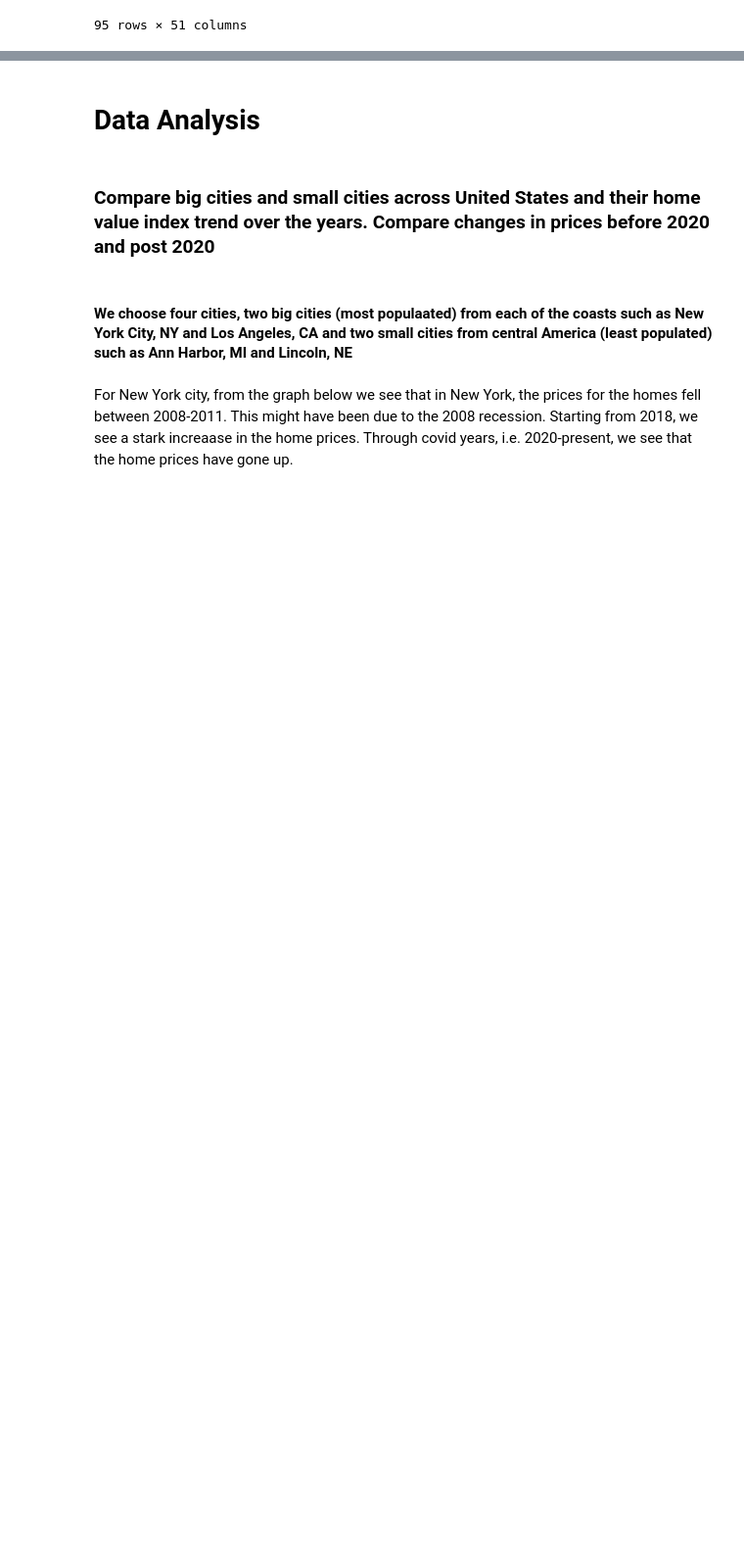
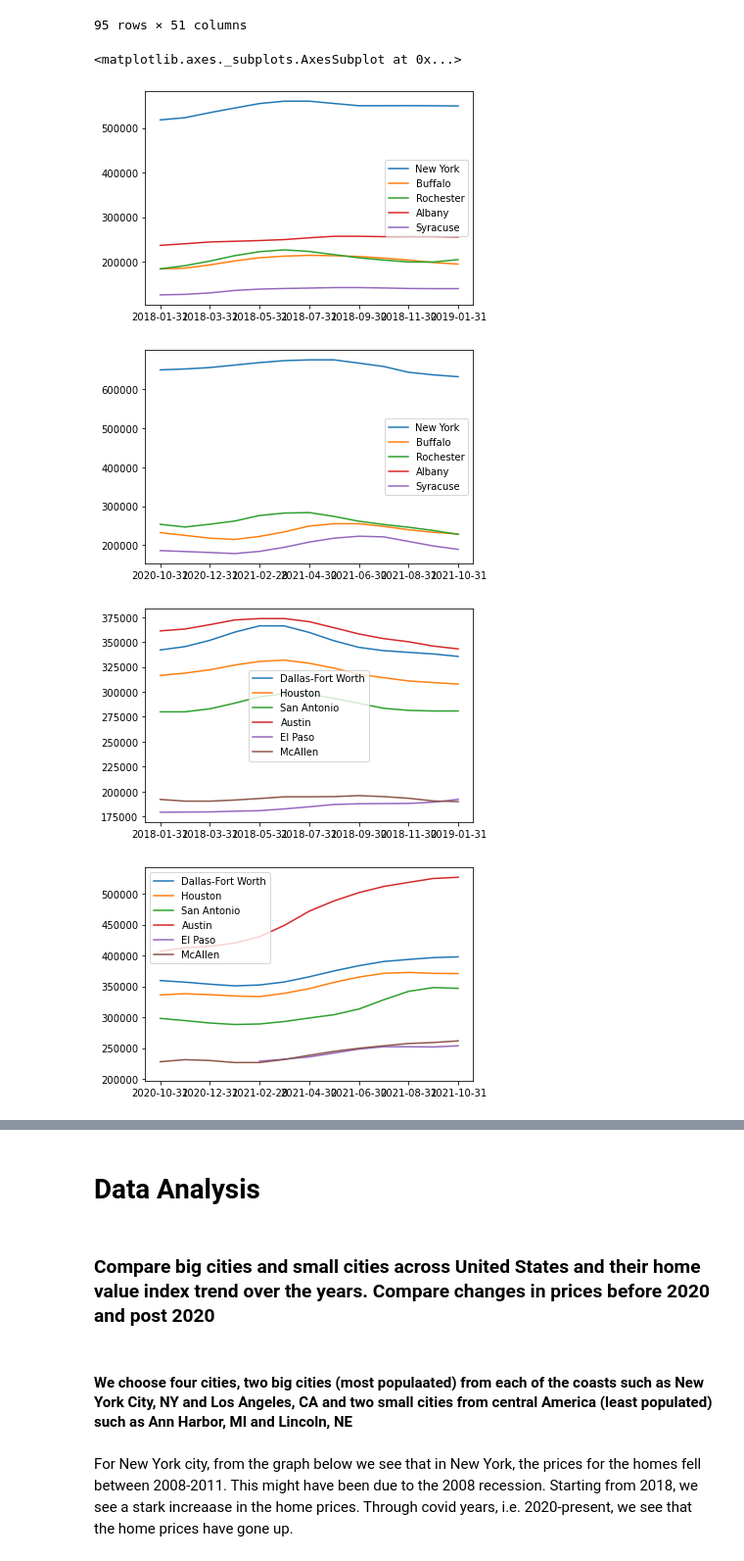
Before and after one commit to daniel3521/STA-141B-Final-Project, a Jupyter notebook: notebook/STA141B-Final-Project.ipynb, the cells around one changed output, grey strips where cells are left out. Shown at 98% size. Saved outputs shown, nothing was run; the diff lists cells and outputs as text; code cells hidden in the pictures; blank space fills up the shorter version.

```diff
--- a/notebook/STA141B-Final-Project.ipynb
+++ b/notebook/STA141B-Final-Project.ipynb
@@ -136,3 +136,34 @@ median()
 | 93 | 394549 | 104 | Durham, NC | Msa | NC | 362699.0 | 367241.0 | 375112.0 | 382984.0 | ... |
 | 94 | 394602 | 159 | Fort Collins, CO | Msa | CO | 442736.0 | 445785.0 | 448272.0 | 450000.0 | ... |
 95 rows × 51 columns
+# %%
+datamedian =median()
+A= datamedian.loc[datamedian['StateName'] == 'NY' ]
+B= A.iloc[:,5:18]
+B.index = ['New York', 'Buffalo', 'Rochester','Albany', 'Syracuse']
+B.T.plot()
+# those are all representing NY cities. the numbers in the graph are just the index for them. 1 represent New York, 47-Buffalo, 51-Rochester,60-Albany, 79-Syracuse
+# this represent the median value in NY from 2018-01-31 to 2019-01-31, before covid. seems like New York with high median value and teh rest of them are similar to each other.
+# after COVID:
+C= A.iloc[:,38:51]
+C.index = ['New York', 'Buffalo', 'Rochester','Albany', 'Syracuse']
+C.T.plot()
+# as we can see here, before the covid, New York have close to 500000 for their median price, and after covid, it even increase into 600000, same as Rochester, it also increase a lot, from around 200000 to close to 300000.
+# and for the other cities, even though the price related with the region area, we still can see the variation cause by Covid. those cities prices all increased after the Covid.
+#if we think region area could affect the result, we can also see other region.
+A2= datamedian.loc[datamedian['StateName'] == 'TX' ]
+B2= A2.iloc[:, 5:18]
+#print(A2)
+B2.index = ['Dallas-Fort Worth', 'Houston', 'San Antonio', 'Austin', 'El Paso', 'McAllen']
+B2.T.plot()
+
+C2 =A2.iloc[:,38:51]
+C2.index= ['Dallas-Fort Worth', 'Houston', 'San Antonio', 'Austin', 'El Paso', 'McAllen']
+C2.T.plot()
+# for region TX, except for the Dallas-Fort Worth have a huge increase, other cities just increase a little bit. hence, we can say that the the effect that covid let price to be changed varies from cities to cities. we cannot conclude an precise conclusion that the price incrrease was caused by time or covid.
+# %% [output]
+<matplotlib.axes._subplots.AxesSubplot at 0x...>
+[figure, added]
+[figure, added]
+[figure, added]
+[figure, added]
```
Also changed, not shown: parts of 15 cells of this notebook.
